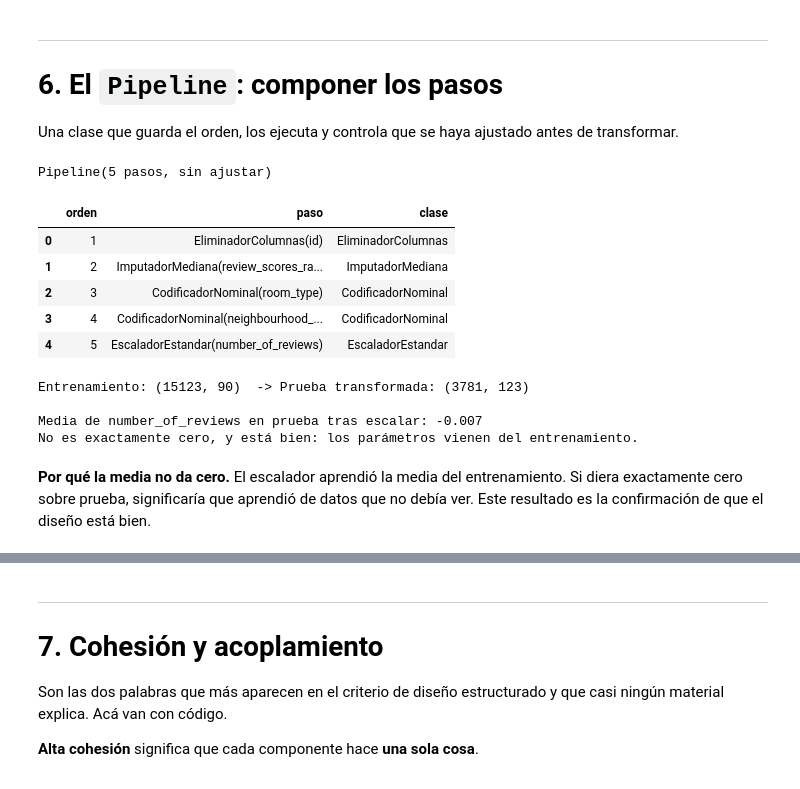
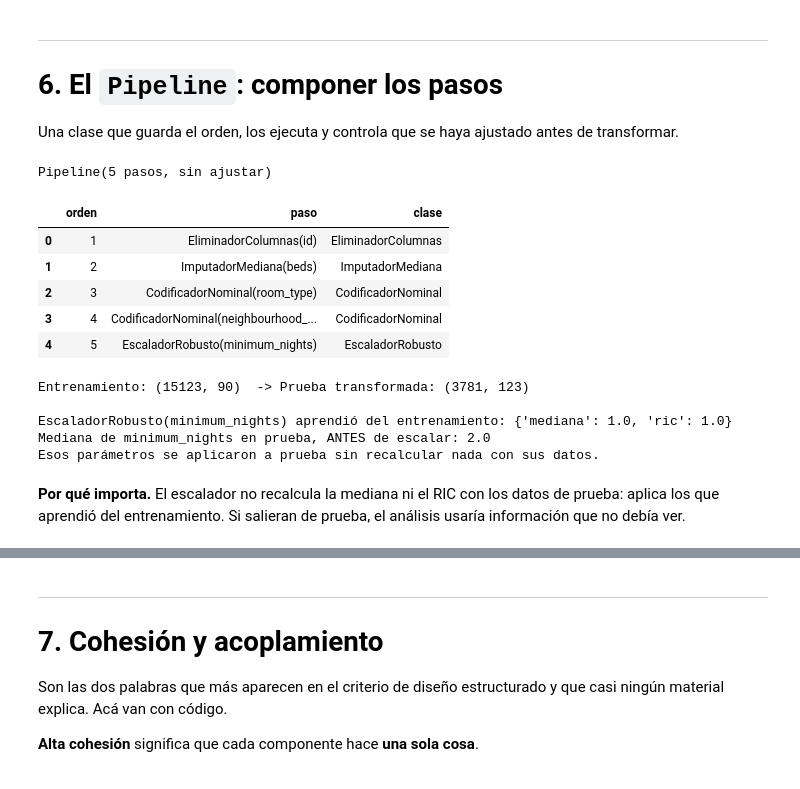
Before and after one commit to ggarcesv/grupo_8_magister_mcdi500, a Jupyter notebook: F3/S2_F3_NucleoAlgoritmico_Eficiencia_POO - GC.ipynb, the cells around one changed output, grey strips where cells are left out. Drawn from its saved outputs; the diff is of its cells as text; code cells hidden in the pictures.

```diff
--- a/F3/S2_F3_NucleoAlgoritmico_Eficiencia_POO - GC.ipynb
+++ b/F3/S2_F3_NucleoAlgoritmico_Eficiencia_POO - GC.ipynb
@@ -825,7 +774,10 @@ class CodificadorNominal(Transformador):
     El vocabulario se aprende en el ajuste: una categoría que solo aparece en
     prueba no genera columna nueva, porque el modelo no pudo aprender de ella.
     """
-
+    def __init__(self, columna, prefijo=None):
+        super().__init__(columna)          # primero, lo que hace la clase base
+        # El prefijo da nombre a las columnas nuevas: "comuna" -> comuna_Providencia
+        self.prefijo = prefijo or columna
     def aprender(self, df):
         # Se guarda la lista de categorías ORDENADA, para que el resultado sea
         # el mismo en cada ejecución. Sin sorted(), el orden podría variar.
@@ -839,25 +791,29 @@ class CodificadorNominal(Transformador):
             # Los nombres de columna no deben llevar espacios ni guiones
             etiqueta = str(categoria).strip().replace(" ", "_").replace("-", "_")
             # La comparación devuelve True/False; astype(int) lo pasa a 1/0
-            df[f"{self.columna}_{etiqueta}"] = (df[self.columna] == categoria).astype(int)
+            df[f"{self.prefijo}_{etiqueta}"] = (df[self.columna] == categoria).astype(int)
 
         # La columna original ya no aporta: su información quedó en las nuevas
         return df.drop(columns=[self.columna])
 
 
-class EscaladorEstandar(Transformador):
-    """Centra en cero y escala a desviación uno."""
+class EscaladorRobusto(Transformador):
+    """Centra en la mediana y divide por el rango intercuartílico (RobustScaler).
+
+    Es el escalador que eligió la Fase 2: la mediana y el RIC casi no cambian
+    por unos pocos valores extremos, así que esos extremos no deciden la escala.
+    """
 
     def aprender(self, df):
-        desviacion = float(df[self.columna].std())
-        return {"media": float(df[self.columna].mean()),
-                "desviacion": desviacion if desviacion != 0 else 1.0}
+        q1, mediana, q3 = df[self.columna].quantile([0.25, 0.5, 0.75])
+        ric = float(q3 - q1)
+        # Si el RIC es 0 (columna casi constante) se divide por 1: evita dividir por cero
+        return {"mediana": float(mediana), "ric": ric if ric != 0 else 1.0}
 
     def aplicar(self, df):
-        df[self.columna] = ((df[self.columna] - self._parametros["media"])
-                            / self._parametros["desviacion"])
+        df[self.columna] = ((df[self.columna] - self._parametros["mediana"])
+                            / self._parametros["ric"])
         return df
-
 
 class EliminadorColumnas(Transformador):
     """Quita columnas que no aportan al análisis, como el identificador."""
@@ -869,8 +825,8 @@ class EliminadorColumnas(Transformador):
         return df.drop(columns=[self.columna]) if self.columna in df.columns else df
 
 
-imp = ImputadorMediana("review_scores_rating")
+imp = ImputadorMediana("beds")
 salida = imp.ajustar_transformar(datos)
 print(imp.nombre, "->", imp.parametros)
-print("Nulos en review_scores_rating después:", int(salida["review_scores_rating"].isna().sum()))
+print("Nulos en beds después:", int(salida["beds"].isna().sum()))
 # %% [output]
@@ -922,10 +986,10 @@ una: todas ofrecen `ajustar` y `transformar`.
 # %%
 pasos = [
     EliminadorColumnas("id"),
-    ImputadorMediana("review_scores_rating"),
+    ImputadorMediana("beds"),
     CodificadorNominal("room_type"),
     CodificadorNominal("neighbourhood_cleansed"),
-    EscaladorEstandar("number_of_reviews")
+    EscaladorRobusto("minimum_nights")
 ]
 
 resultado = datos.copy()
@@ -989,53 +1053,55 @@ class Pipeline:
     def pasos_ejecutados(self):
         """Devuelve los pasos, para poder registrar sus parámetros aprendidos."""
         return tuple(self._pasos)
 
     def resumen(self):
         return pd.DataFrame([
             {"orden": i, "paso": p.nombre, "clase": type(p).__name__}
             for i, p in enumerate(self._pasos, start=1)
         ])
 
     def __len__(self):
         return len(self._pasos)
 
     def __repr__(self):
         estado = "ajustado" if self._ajustado else "sin ajustar"
         return f"Pipeline({len(self._pasos)} pasos, {estado})"
 
 
 pipeline = Pipeline([
     EliminadorColumnas("id"),
-    ImputadorMediana("review_scores_rating"),
+    ImputadorMediana("beds"),
     CodificadorNominal("room_type"),
     CodificadorNominal("neighbourhood_cleansed"),
-    EscaladorEstandar("number_of_reviews"),
+    EscaladorRobusto("minimum_nights"),
 ])
 
 print(pipeline)
 pipeline.resumen()
 # %% [output]
 Pipeline(5 pasos, sin ajustar)
 |  | orden | paso | clase |
 | 0 | 1 | EliminadorColumnas(id) | EliminadorColumnas |
-| 1 | 2 | ImputadorMediana(review_scores_ra... | ImputadorMediana |
+| 1 | 2 | ImputadorMediana(beds) | ImputadorMediana |
 | 2 | 3 | CodificadorNominal(room_type) | CodificadorNominal |
 | 3 | 4 | CodificadorNominal(neighbourhood_... | CodificadorNominal |
-| 4 | 5 | EscaladorEstandar(number_of_reviews) | EscaladorEstandar |
+| 4 | 5 | EscaladorRobusto(minimum_nights) | EscaladorRobusto |
 # %%
 # Ajustar con entrenamiento, transformar prueba: sin fuga de datos
 pipeline.ajustar(entrenamiento)
 prueba_lista = pipeline.transformar(prueba)
 
 print("Entrenamiento:", entrenamiento.shape, " -> Prueba transformada:", prueba_lista.shape)
-print("\nMedia de number_of_reviews en prueba tras escalar:", round(prueba_lista["number_of_reviews"].mean(), 4))
-print("No es exactamente cero, y está bien: los parámetros vienen del entrenamiento.")
+
+escalador = pipeline.pasos_ejecutados()[-1]
+print(f"\n{escalador.nombre} aprendió del entrenamiento: {escalador.parametros}")
+print("Mediana de minimum_nights en prueba, ANTES de escalar:", prueba["minimum_nights"].median())
+print("Esos parámetros se aplicaron a prueba sin recalcular nada con sus datos.")
 # %% [output]
 Entrenamiento: (15123, 90)  -> Prueba transformada: (3781, 123)
 
-Media de number_of_reviews en prueba tras escalar: -0.007
-No es exactamente cero, y está bien: los parámetros vienen del entrenamiento.
+EscaladorRobusto(minimum_nights) aprendió del entrenamiento: {'mediana': 1.0, 'ric': 1.0}
+Mediana de minimum_nights en prueba, ANTES de escalar: 2.0
+Esos parámetros se aplicaron a prueba sin recalcular nada con sus datos.
 # %% [markdown]
-**Por qué la media no da cero.** El escalador aprendió la media del entrenamiento. Si
-diera exactamente cero sobre prueba, significaría que aprendió de datos que no debía
-ver. Este resultado es la confirmación de que el diseño está bien.
+**Por qué importa.** El escalador no recalcula la mediana ni el RIC con los datos de prueba: aplica los que aprendió del entrenamiento. Si salieran de prueba, el análisis usaría información que no debía ver.
```
Also changed, not shown: parts of 62 cells of this notebook.
